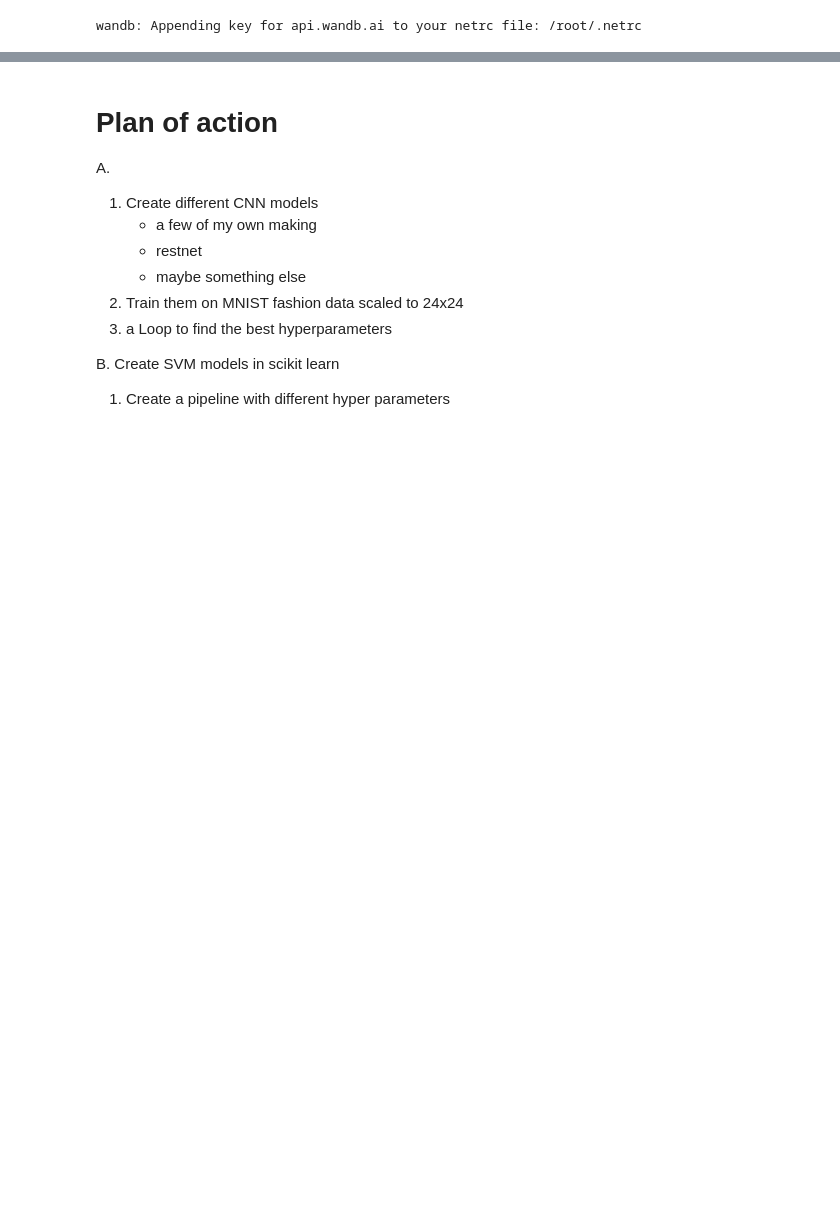
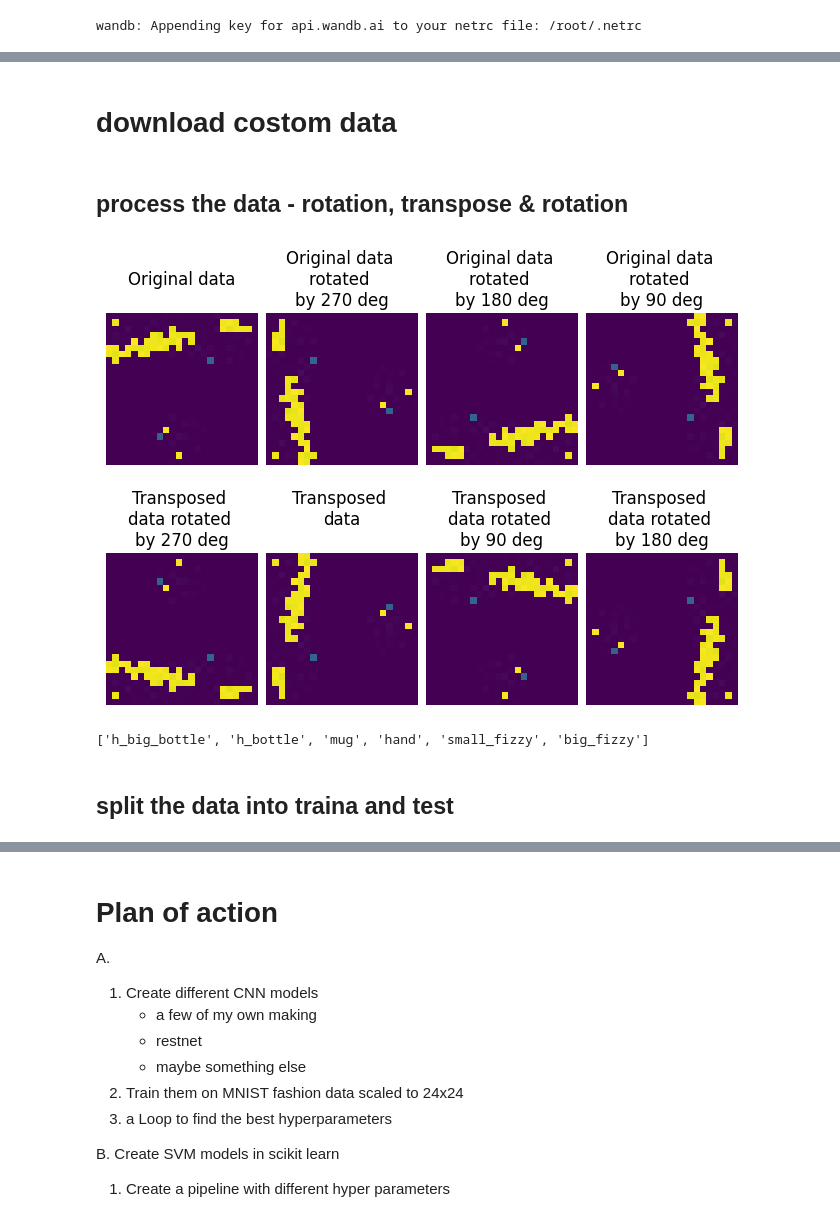
Before and after one commit to gugi200/final_project, a Jupyter notebook: project_y4.ipynb, the cells around one changed output, grey strips where cells are left out. Drawn from its saved outputs; the diff is of its cells as text; code cells hidden in the pictures; blank space fills up the shorter version.

```diff
--- a/project_y4.ipynb
+++ b/project_y4.ipynb
@@ -76,0 +125,2 @@ device
+# %% [markdown]
+# download costom data
@@ -76,0 +145,55 @@ device
+# %% [markdown]
+## process the data - rotation, transpose & rotation
+# %%
+customDirPath = Path("custom_dataset/dataCollection1_sensor")
+dirs = os.listdir(customDirPath)
+files = os.listdir(customDirPath / dirs[0])
+
+
+img = Image.open(customDirPath / dirs[0] / "sensor_5200.jpg")
+imgNp1 = np.asarray(img)
+imgNp1_T = np.transpose(imgNp1)
+
+imgNp2 = np.rot90(imgNp1)
+imgNp3 = np.rot90(imgNp2)
+imgNp4 = np.rot90(imgNp3)
+
+
+imgNp2_T = np.rot90(imgNp1_T)
+imgNp3_T = np.rot90(imgNp2_T)
+imgNp4_T = np.rot90(imgNp3_T)
+
+fig, ((ax1, ax2, ax3, ax4), (ax5, ax6, ax7, ax8)) = plt.subplots(2, 4, constrained_layout = True)
+
+ax1.imshow(imgNp1)
+ax2.imshow(imgNp2)
+ax3.imshow(imgNp3)
+ax4.imshow(imgNp4)
+ax6.imshow(imgNp1_T)
+ax5.imshow(imgNp2_T)
+ax8.imshow(imgNp3_T)
+ax7.imshow(imgNp4_T)
+ax1.axis('off')
+ax2.axis('off')
+ax3.axis('off')
+ax4.axis('off')
+ax6.axis('off')
+ax5.axis('off')
+ax8.axis('off')
+ax7.axis('off')
+ax1.set_title("Original data\n")
+ax2.set_title("Original data \nrotated \nby 270 deg")
+ax3.set_title("Original data \nrotated \nby 180 deg")
+ax4.set_title("Original data \nrotated \nby 90 deg")
+ax6.set_title("Transposed \ndata\n")
+ax5.set_title("Transposed \ndata rotated \nby 270 deg")
+ax8.set_title("Transposed \ndata rotated \nby 180 deg")
+ax7.set_title("Transposed \ndata rotated \nby 90 deg")
+
+plt.show()
+# %% [output]
+[figure, added]
+# %%
+dirs
+# %% [output]
+['h_big_bottle', 'h_bottle', 'mug', 'hand', 'small_fizzy', 'big_fizzy']
@@ -76,0 +248,2 @@ device
+# %% [markdown]
+## split the data into traina and test
```
Also changed, not shown: parts of 18 cells of this notebook.
